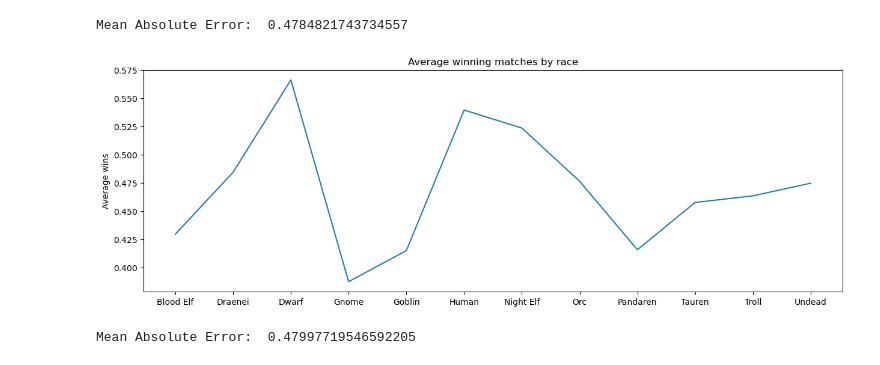
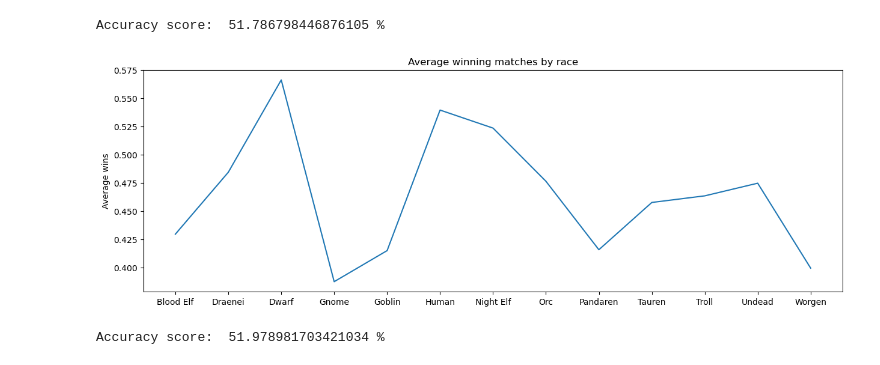
Before and after one commit to tlkroll/WoW-Stats, a Jupyter notebook: wowstats.ipynb, the cells around one changed output. Saved outputs shown, nothing was run; the diff lists cells and outputs as text; code cells hidden in the pictures.

```diff
--- a/wowstats.ipynb
+++ b/wowstats.ipynb
@@ -8,11 +8,13 @@ from sklearn.metrics import mean_absolute_error
 import numpy as np
 import ipywidgets as widgets
 
-df = pd.read_csv("results.csv", usecols=["match_id", "race", "cls", "winner"])
+df = pd.read_csv("results.csv", usecols=["player_id", "match_id", "race", "cls", "winner"])
 df2 = pd.read_csv("games.csv", usecols=["match_id", "game_type"])
 df3 = df2.merge(df, on="match_id")
 df_2v2 = df3.loc[df3["game_type"] == "2v2"]
 LR = linear_model.LogisticRegression()
 le = LabelEncoder()
 encoded_df = df_2v2[df_2v2.columns[:]].apply(le.fit_transform)
+merged_df = df_2v2.merge(df_2v2, how="inner", on=["match_id", "winner"])
+encoded_merged_df = merged_df[merged_df.columns[:]].apply(le.fit_transform)
 # %%
@@ -82,70 +46,28 @@ Mean Absolute Error:  0.49519943522767385
 [figure]
 # %%
-be = df_2v2[df_2v2["race"] == "blood elf"]
-be_count = df_2v2["race"].value_counts()["blood elf"]
-be_win_avg = (be["winner"].value_counts()[True]) / be_count
+def race_wins(race):
+    race_no = df_2v2[df_2v2["race"] == race]
+    race_count = df_2v2["race"].value_counts()[race]
+    race_win_avg = (race_no["winner"].value_counts()[True]) / race_count
+    return race_win_avg
 
-draenei = df_2v2[df_2v2["race"] == "draenei"]
-draenei_count = df_2v2["race"].value_counts()["draenei"]
-draenei_win_avg = (draenei["winner"].value_counts()[True]) / draenei_count
-
-dwarf = df_2v2[df_2v2["race"] == "dwarf"]
-dwarf_count = df_2v2["race"].value_counts()["dwarf"]
-dwarf_win_avg = (dwarf["winner"].value_counts()[True]) / dwarf_count
-
-gnome = df_2v2[df_2v2["race"] == "gnome"]
-gnome_count = df_2v2["race"].value_counts()["gnome"]
-gnome_win_avg = (gnome["winner"].value_counts()[True]) / gnome_count
-
-goblin = df_2v2[df_2v2["race"] == "goblin"]
-goblin_count = df_2v2["race"].value_counts()["goblin"]
-goblin_win_avg = (goblin["winner"].value_counts()[True]) / goblin_count
-
-human = df_2v2[df_2v2["race"] == "human"]
-human_count = df_2v2["race"].value_counts()["human"]
-human_win_avg = (human["winner"].value_counts()[True]) / human_count
-
-ne = df_2v2[df_2v2["race"] == "night elf"]
-ne_count = df_2v2["race"].value_counts()["night elf"]
-ne_win_avg = (ne["winner"].value_counts()[True]) / ne_count
-
-orc = df_2v2[df_2v2["race"] == "orc"]
-orc_count = df_2v2["race"].value_counts()["orc"]
-orc_win_avg = (orc["winner"].value_counts()[True]) / orc_count
-
-pandaren = df_2v2[df_2v2["race"] == "pandaren"]
-pandaren_count = df_2v2["race"].value_counts()["pandaren"]
-pandaren_win_avg = (pandaren["winner"].value_counts()[True]) / pandaren_count
-
-tauren = df_2v2[df_2v2["race"] == "tauren"]
-tauren_count = df_2v2["race"].value_counts()["tauren"]
-tauren_win_avg = (tauren["winner"].value_counts()[True]) / tauren_count
-
-troll = df_2v2[df_2v2["race"] == "troll"]
-troll_count = df_2v2["race"].value_counts()["troll"]
-troll_win_avg = (troll["winner"].value_counts()[True]) / troll_count
-
-ud = df_2v2[df_2v2["race"] == "undead"]
-ud_count = df_2v2["race"].value_counts()["undead"]
-ud_win_avg = (ud["winner"].value_counts()[True]) / ud_count
-
-x = list(range(0, 12))
-y = be_win_avg, draenei_win_avg, dwarf_win_avg, gnome_win_avg, goblin_win_avg, human_win_avg, ne_win_avg, orc_win_avg, pandaren_win_avg, tauren_win_avg, troll_win_avg, ud_win_avg
+x = list(range(0, 13))
+y = race_wins("blood elf"), race_wins("draenei"), race_wins("dwarf"), race_wins("gnome"), race_wins("goblin"), race_wins("human"), race_wins("night elf"), race_wins("orc"), race_wins("pandaren"), race_wins("tauren"), race_wins("troll"), race_wins("undead"), race_wins("worgen")
 
 plt.figure().set_figwidth(15)
 plt.title("Average winning matches by race")
-plt.xticks((0, 1, 2, 3, 4, 5, 6, 7, 8, 9, 10, 11), ("Blood Elf", "Draenei", "Dwarf", "Gnome", "Goblin", "Human", "Night Elf", "Orc", "Pandaren", "Tauren", "Troll", "Undead"))
+plt.xticks((0, 1, 2, 3, 4, 5, 6, 7, 8, 9, 10, 11, 12), ("Blood Elf", "Draenei", "Dwarf", "Gnome", "Goblin", "Human", "Night Elf", "Orc", "Pandaren", "Tauren", "Troll", "Undead", "Worgen"))
 plt.ylabel("Average wins")
 plt.plot(x, y)
 
 y = encoded_df["winner"]
 X = encoded_df[["race"]]
 X_train, X_valid, y_train, y_valid = train_test_split(X, y, train_size=0.8, test_size=0.2)
 LR.fit(X_train, y_train)
 
 preds_valid=LR.predict(X_valid)
-race_score_valid=mean_absolute_error(y_valid,preds_valid)
-print("Mean Absolute Error: ", race_score_valid)
+race_score_valid=metrics.accuracy_score(y_valid,preds_valid) * 100
+print("Accuracy score: ", race_score_valid, "%")
 # %% [output]
-Mean Absolute Error:  0.4784821743734557
+Accuracy score:  51.786798446876105 %
-[figure, old version]
+[figure, new version]
@@ -159,10 +78,10 @@ X_train, X_valid, y_train, y_valid = train_test_split(X, y, train_size=0.8, test
 LR.fit(X_train, y_train)
 
 preds_valid=LR.predict(X_valid)
-combined_race_score_valid=mean_absolute_error(y_valid,preds_valid)
-print("Mean Absolute Error: ", combined_race_score_valid)
+combined_race_score_valid=metrics.accuracy_score(y_valid,preds_valid) * 100
+print("Accuracy score: ", combined_race_score_valid, "%")
 # %% [output]
-Mean Absolute Error:  0.47997719546592205
+Accuracy score:  51.978981703421034 %
 # %%
 y = encoded_merged_df["winner"]
 X = encoded_merged_df[["cls_x", "cls_y"]]
```
Also changed, not shown: parts of 6 cells of this notebook.
